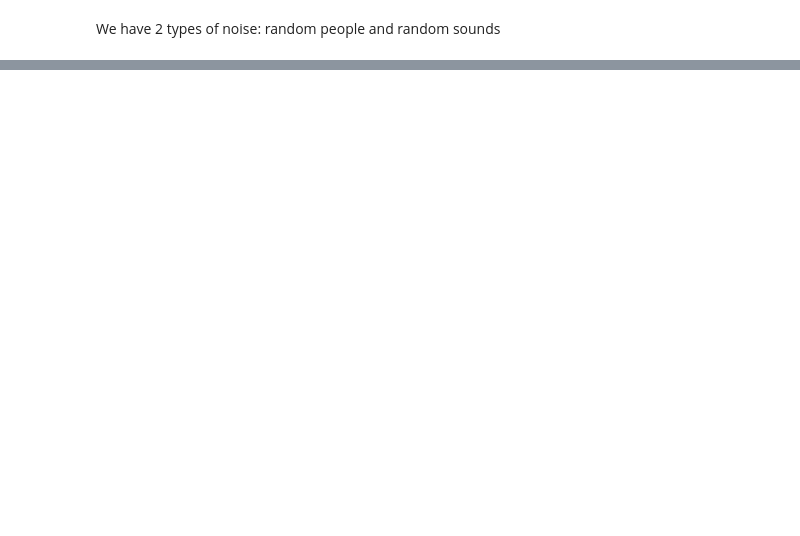
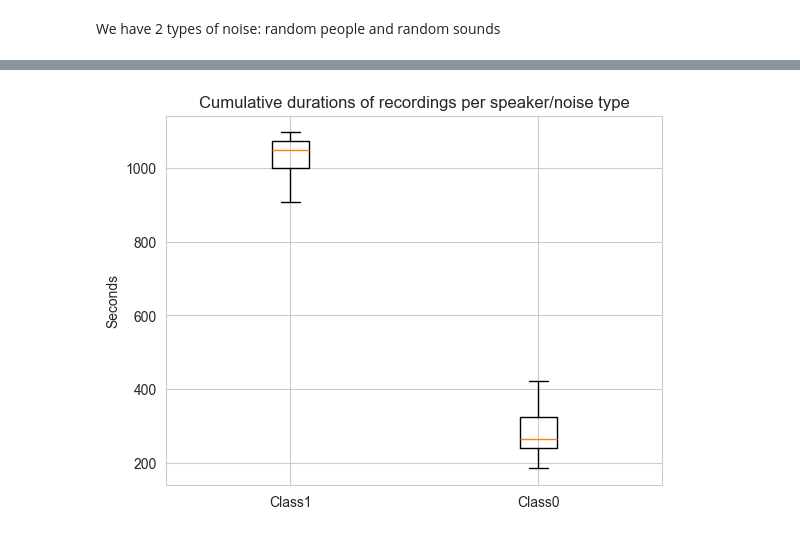
Before and after one commit to rybaks72/IML_Voice_Recognition, a Jupyter notebook: exploratory_data_analysis/raw_data_analysis.ipynb, the cells around one changed output, grey strips where cells are left out. Saved outputs shown, nothing was run; the diff lists cells and outputs as text; code cells hidden in the pictures; blank space fills up the shorter version.

```diff
--- a/exploratory_data_analysis/raw_data_analysis.ipynb
+++ b/exploratory_data_analysis/raw_data_analysis.ipynb
@@ -201,10 +213,12 @@ plt.show()
 # %%
 #just as above but class 0 cumulative noise and people
 plt.figure()
-plt.boxplot([list(speaker_lengths_class1.values()),list(speaker_lengths_class0.values()) + list(noise_lengths_class0.values())], labels=["Class1", "Class0"])
+plt.boxplot([list(speaker_lengths_class1.values()),list(speaker_lengths_class0.values()) + list(noise_lengths_class0.values())], tick_labels=["Class1", "Class0"])
 plt.title("Cumulative durations of recordings per speaker/noise type")
 plt.ylabel("Seconds")
 plt.show()
+# %% [output]
+[figure, added]
 # %%
 #length of a single recording in class1, single recording of a speaker in class0 and single recording of noise in class 0 type histogram
 
```
Also changed, not shown: parts of 17 cells of this notebook.
